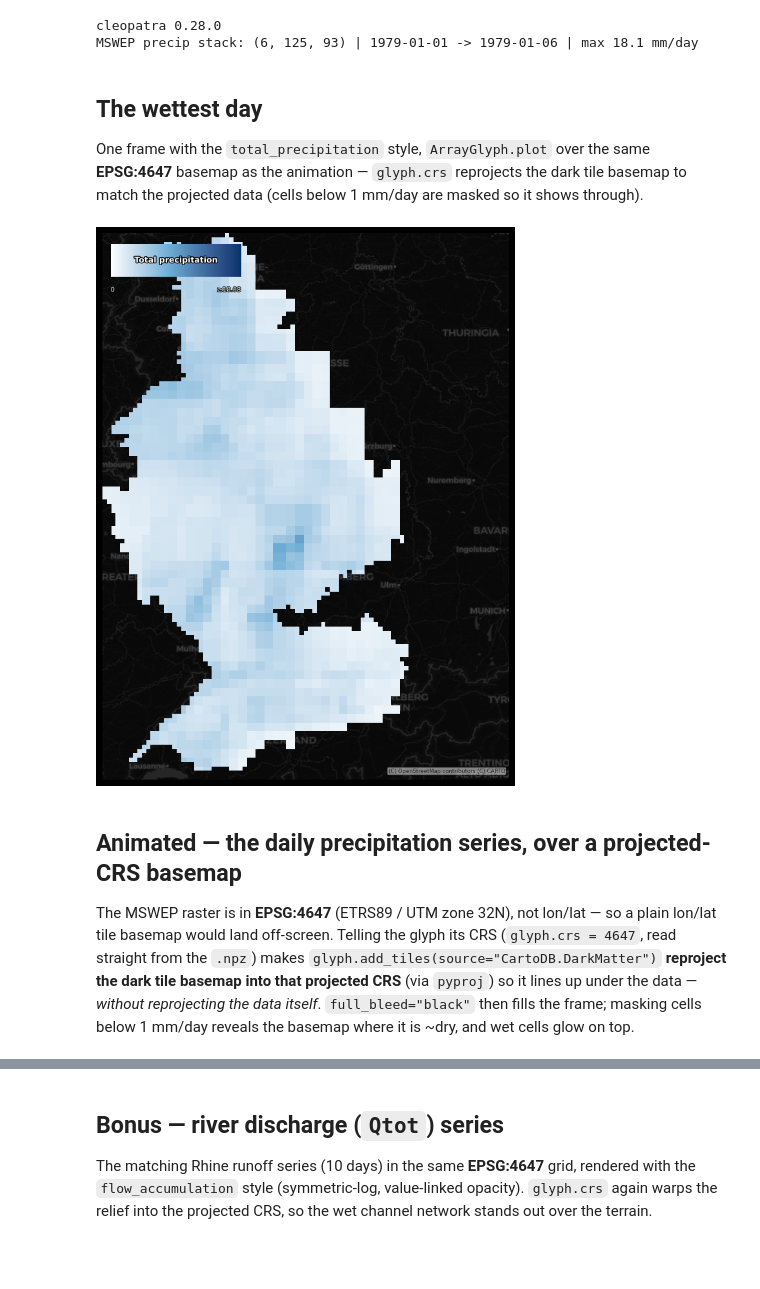
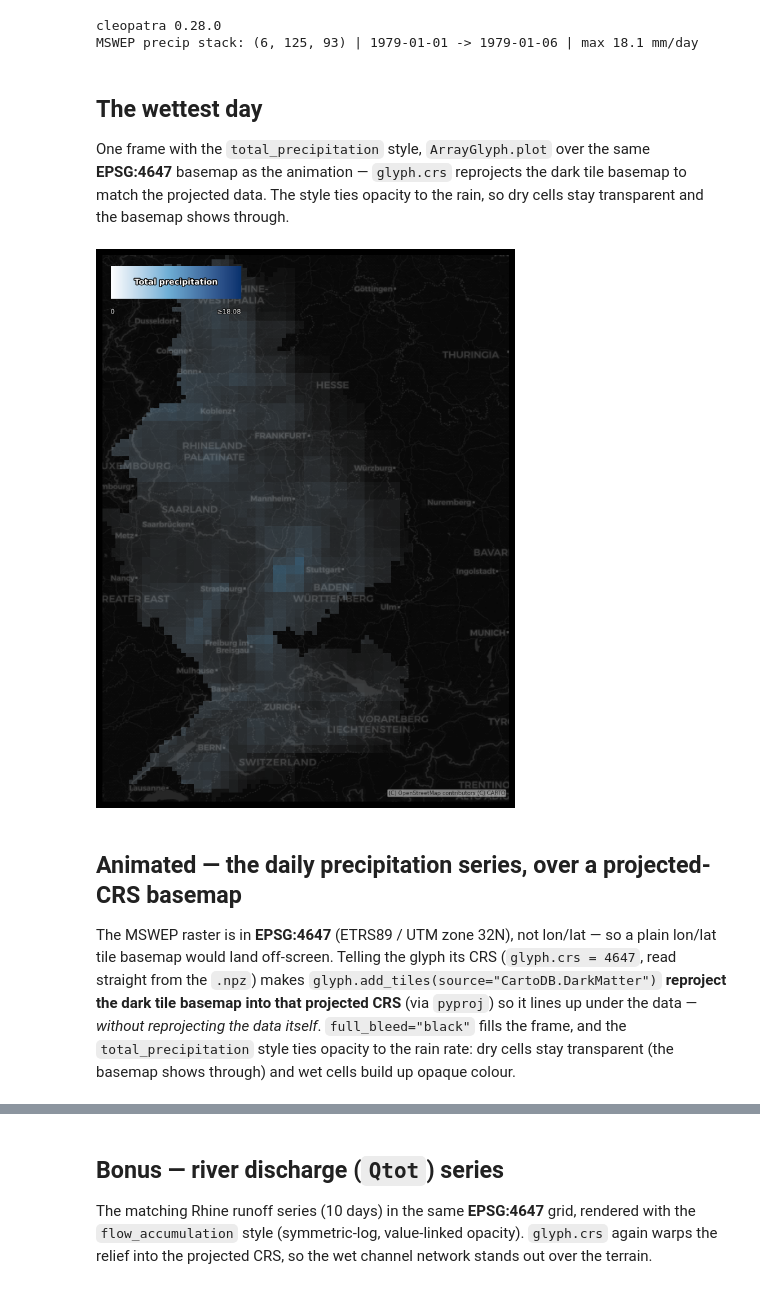
Before and after one commit to serapeum-org/cleopatra, a Jupyter notebook: docs/notebooks/presets/precipitation_animation.ipynb, the cells around one changed output, grey strips where cells are left out. Cells and saved outputs as stored; diff of their text form; code cells hidden in the pictures; blank space fills up the shorter version.

```diff
--- a/docs/notebooks/presets/precipitation_animation.ipynb
+++ b/docs/notebooks/presets/precipitation_animation.ipynb
@@ -32,27 +32,28 @@ MSWEP precip stack: (6, 125, 93) | 1979-01-01 -> 1979-01-06 | max 18.1 mm/day
 ## The wettest day
 
 One frame with the `total_precipitation` style, `ArrayGlyph.plot` over the same **EPSG:4647** basemap as the
-animation — `glyph.crs` reprojects the dark tile basemap to match the projected data (cells below 1 mm/day are masked so it shows through).
+animation — `glyph.crs` reprojects the dark tile basemap to match the projected data. The style ties opacity to the
+rain, so dry cells stay transparent and the basemap shows through.
 # %%
 pmax = float(np.nanmax(precip))
 day = int(np.nanargmax([np.nansum(f) for f in precip]))
 pw, pe, ps, pn = p_ext
-wet = np.where(precip[day] < 1.0, np.nan, precip[day])   # hide < 1 mm/day so the basemap shows through
-glyph = ArrayGlyph(wet, extent=[pw, ps, pe, pn])
+glyph = ArrayGlyph(precip[day], extent=[pw, ps, pe, pn])
 glyph.crs = p_crs                    # EPSG:4647 -> add_tiles reprojects the dark basemap to match
 glyph.add_tiles(source="CartoDB.DarkMatter")             # detailed dark web-tile basemap under the precip
 glyph.plot(style="total_precipitation", vmin=0, vmax=pmax,
            full_bleed="black", colorbar=ColorBar(label_color="white"))
 plt.show()
 # %% [output]
-[figure, old version]
+[figure, new version]
 # %% [markdown]
 ## Animated — the daily precipitation series, over a **projected-CRS** basemap
 
 The MSWEP raster is in **EPSG:4647** (ETRS89 / UTM zone 32N), not lon/lat — so a plain lon/lat tile basemap would land
 off-screen. Telling the glyph its CRS (`glyph.crs = 4647`, read straight from the `.npz`) makes
-`glyph.add_tiles(source="CartoDB.DarkMatter")` **reproject the dark tile basemap into that projected CRS** (via `pyproj`) so it lines up
-under the data — *without reprojecting the data itself*. `full_bleed="black"` then fills the frame; masking cells below 1 mm/day reveals the basemap where it is ~dry, and wet cells glow on
-top.
+`glyph.add_tiles(source="CartoDB.DarkMatter")` **reproject the dark tile basemap into that projected CRS** (via `pyproj`)
+so it lines up under the data — *without reprojecting the data itself*. `full_bleed="black"` fills the frame, and the
+`total_precipitation` style ties opacity to the rain rate: dry cells stay transparent (the basemap shows through) and
+wet cells build up opaque colour.
 # %%
 pw, pe, ps, pn = p_ext
```
Also changed, not shown: parts of 1 cell of this notebook, 3 other files.
